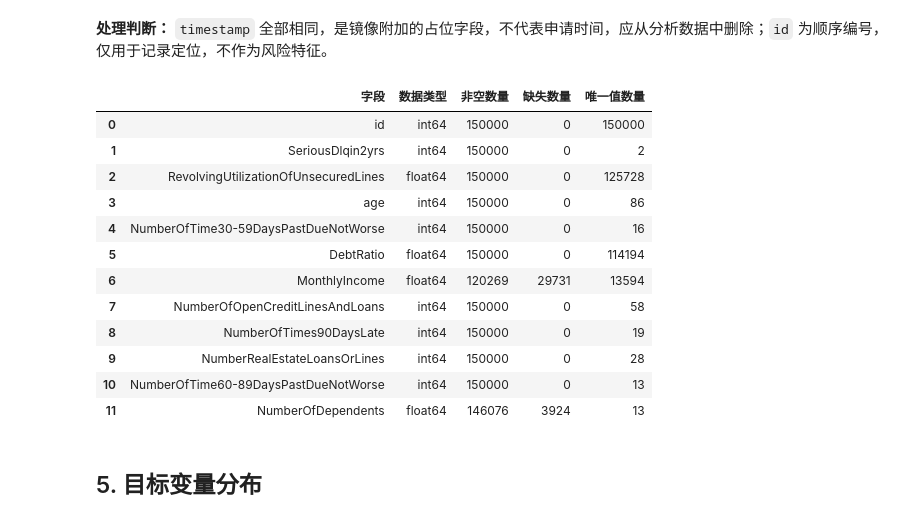
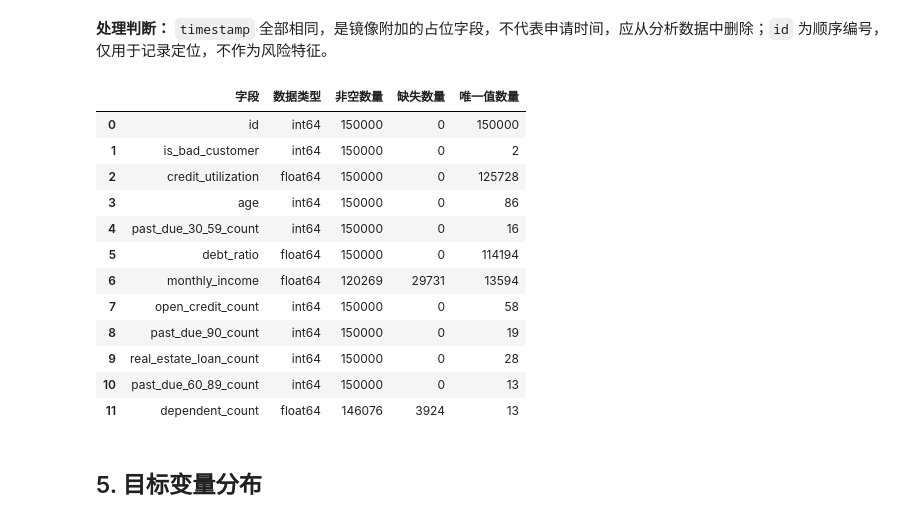
Before and after one commit to xujianbin452-afk/DataAnalysisRoad, a Jupyter notebook: Projects/01_Credit_Risk_Analysis/notebooks/01_business_understanding.ipynb, the cells around one changed output. Cells and saved outputs as stored; diff of their text form; code cells hidden in the pictures.

```diff
--- a/Projects/01_Credit_Risk_Analysis/notebooks/01_business_understanding.ipynb
+++ b/Projects/01_Credit_Risk_Analysis/notebooks/01_business_understanding.ipynb
@@ -54,4 +58,25 @@ PROJECT_ROOT, DATA_PATH
 # %%
 raw_df = pd.read_csv(DATA_PATH)
 raw_df.head()
+# 字段重命名表：原始字段名 -> 简洁字段名
+column_mapping = {
+    "timestamp": "timestamp",
+    "id": "id",
+    "SeriousDlqin2yrs": "is_bad_customer",
+    "RevolvingUtilizationOfUnsecuredLines": "credit_utilization",
+    "age": "age",
+    "NumberOfTime30-59DaysPastDueNotWorse": "past_due_30_59_count",
+    "DebtRatio": "debt_ratio",
+    "MonthlyIncome": "monthly_income",
+    "NumberOfOpenCreditLinesAndLoans": "open_credit_count",
+    "NumberOfTimes90DaysLate": "past_due_90_count",
+    "NumberRealEstateLoansOrLines": "real_estate_loan_count",
+    "NumberOfTime60-89DaysPastDueNotWorse": "past_due_60_89_count",
+    "NumberOfDependents": "dependent_count",
+}
+
+# rename() 默认返回新表，不会修改原始 raw_df
+renamed_df = raw_df.rename(columns=column_mapping)
+
+renamed_df.head()
 # %% [output]
@@ -95,32 +151,32 @@ metadata_check
 # %% [markdown]
 **处理判断：** `timestamp` 全部相同，是镜像附加的占位字段，不代表申请时间，应从分析数据中删除；`id` 为顺序编号，仅用于记录定位，不作为风险特征。
 # %%
-analysis_df = raw_df.drop(columns="timestamp").copy()
-
+analysis_df = renamed_df.drop(columns="timestamp").copy()
+analysis_df.head()
 field_summary = pd.DataFrame(
     {
         "字段": analysis_df.columns,
         "数据类型": analysis_df.dtypes.astype(str).values,
         "非空数量": analysis_df.notna().sum().values,
         "缺失数量": analysis_df.isna().sum().values,
         "唯一值数量": analysis_df.nunique(dropna=True).values,
     }
 )
 field_summary
 # %% [output]
 |  | 字段 | 数据类型 | 非空数量 | 缺失数量 | 唯一值数量 |
 | 0 | id | int64 | 150000 | 0 | 150000 |
-| 1 | SeriousDlqin2yrs | int64 | 150000 | 0 | 2 |
-| 2 | RevolvingUtilizationOfUnsecuredLines | float64 | 150000 | 0 | 125728 |
+| 1 | is_bad_customer | int64 | 150000 | 0 | 2 |
+| 2 | credit_utilization | float64 | 150000 | 0 | 125728 |
 | 3 | age | int64 | 150000 | 0 | 86 |
-| 4 | NumberOfTime30-59DaysPastDueNotWorse | int64 | 150000 | 0 | 16 |
-| 5 | DebtRatio | float64 | 150000 | 0 | 114194 |
-| 6 | MonthlyIncome | float64 | 120269 | 29731 | 13594 |
-| 7 | NumberOfOpenCreditLinesAndLoans | int64 | 150000 | 0 | 58 |
-| 8 | NumberOfTimes90DaysLate | int64 | 150000 | 0 | 19 |
-| 9 | NumberRealEstateLoansOrLines | int64 | 150000 | 0 | 28 |
-| 10 | NumberOfTime60-89DaysPastDueNotWorse | int64 | 150000 | 0 | 13 |
-| 11 | NumberOfDependents | float64 | 146076 | 3924 | 13 |
+| 4 | past_due_30_59_count | int64 | 150000 | 0 | 16 |
+| 5 | debt_ratio | float64 | 150000 | 0 | 114194 |
+| 6 | monthly_income | float64 | 120269 | 29731 | 13594 |
+| 7 | open_credit_count | int64 | 150000 | 0 | 58 |
+| 8 | past_due_90_count | int64 | 150000 | 0 | 19 |
+| 9 | real_estate_loan_count | int64 | 150000 | 0 | 28 |
+| 10 | past_due_60_89_count | int64 | 150000 | 0 | 13 |
+| 11 | dependent_count | float64 | 146076 | 3924 | 13 |
 # %% [markdown]
 ## 5. 目标变量分布
 # %%
```
Also changed, not shown: parts of 6 cells of this notebook.
